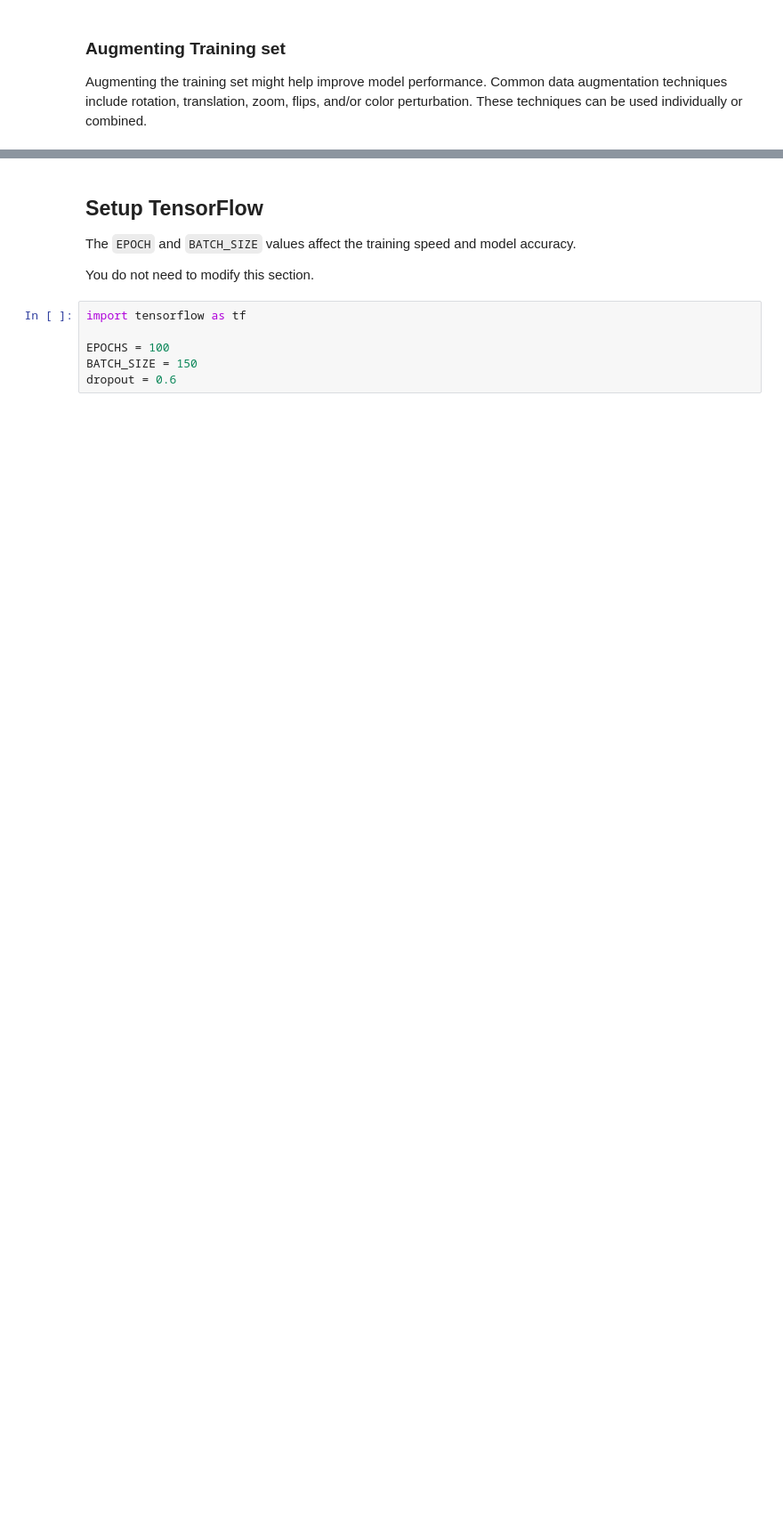
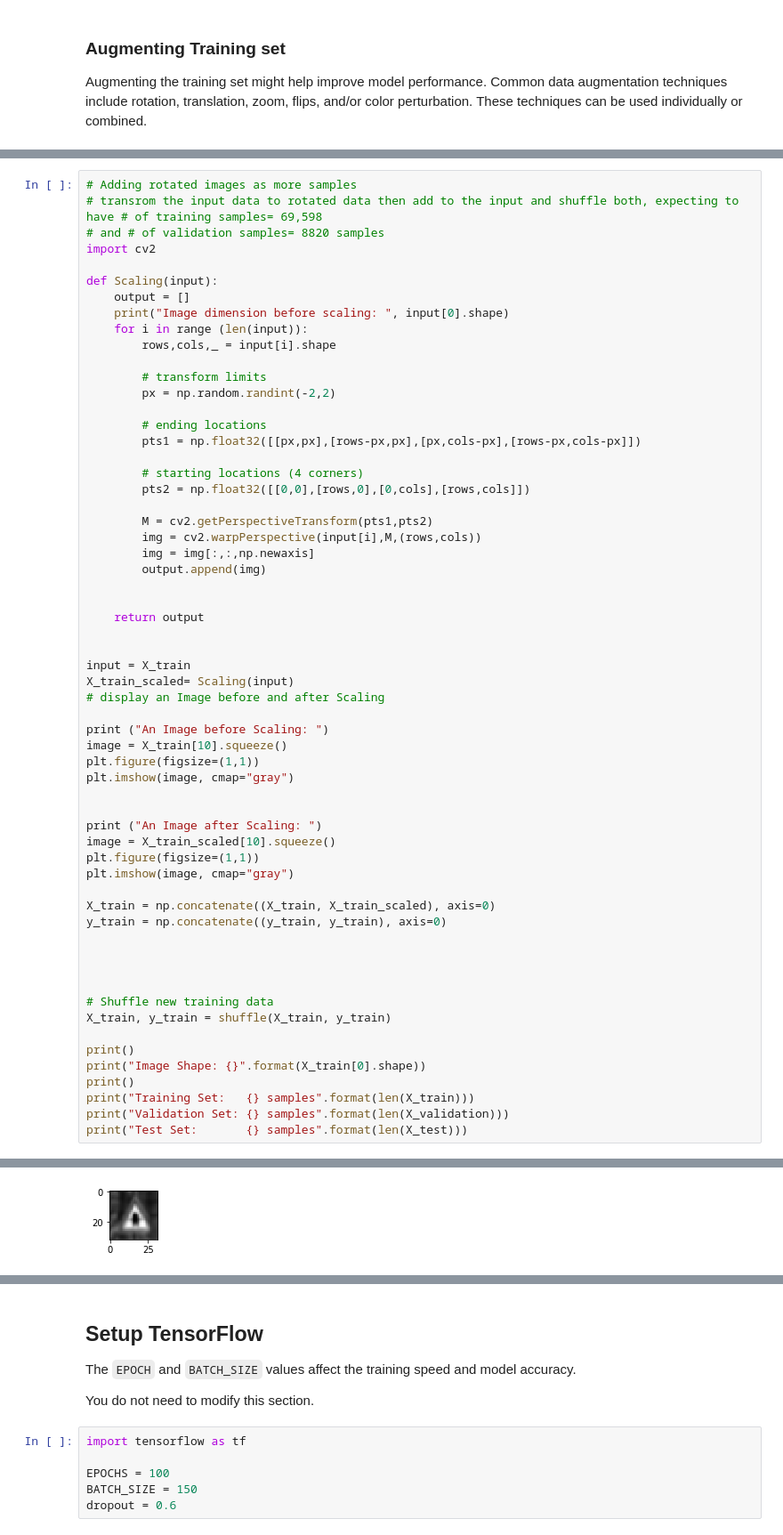
Before and after one commit to MyadaRoshdi/LeNet5-Lab2, a Jupyter notebook: LeNet-Lab-Solution.ipynb, the cells around one changed output, grey strips where cells are left out. Shown: that part at 89% size. Drawn from its saved outputs; the diff is of its cells as text; blank space fills up the shorter version.

```diff
--- a/LeNet-Lab-Solution.ipynb
+++ b/LeNet-Lab-Solution.ipynb
@@ -150,0 +221,61 @@ X_train, y_train = shuffle(X_train, y_train)
+# %%
+# Adding rotated images as more samples
+# transrom the input data to rotated data then add to the input and shuffle both, expecting to have # of training samples= 69,598
+# and # of validation samples= 8820 samples
+import cv2
+
+def Scaling(input):
+    output = []
+    print("Image dimension before scaling: ", input[0].shape)
+    for i in range (len(input)):
+        rows,cols,_ = input[i].shape
+
+        # transform limits
+        px = np.random.randint(-2,2)
+
+        # ending locations
+        pts1 = np.float32([[px,px],[rows-px,px],[px,cols-px],[rows-px,cols-px]])
+
+        # starting locations (4 corners)
+        pts2 = np.float32([[0,0],[rows,0],[0,cols],[rows,cols]])
+
+        M = cv2.getPerspectiveTransform(pts1,pts2)
+        img = cv2.warpPerspective(input[i],M,(rows,cols))
+        img = img[:,:,np.newaxis]
+        output.append(img)
+
+
+    return output
+
+
+input = X_train
+X_train_scaled= Scaling(input)
+# display an Image before and after Scaling
+
+print ("An Image before Scaling: ")
+image = X_train[10].squeeze()
+plt.figure(figsize=(1,1))
+plt.imshow(image, cmap="gray")
+
+
+print ("An Image after Scaling: ")
+image = X_train_scaled[10].squeeze()
+plt.figure(figsize=(1,1))
+plt.imshow(image, cmap="gray")
+
+X_train = np.concatenate((X_train, X_train_scaled), axis=0)
+y_train = np.concatenate((y_train, y_train), axis=0)
+
+
+
+
+# Shuffle new training data
+X_train, y_train = shuffle(X_train, y_train)
+
+print()
+print("Image Shape: {}".format(X_train[0].shape))
+print()
+print("Training Set:   {} samples".format(len(X_train)))
+print("Validation Set: {} samples".format(len(X_validation)))
+print("Test Set:       {} samples".format(len(X_test)))
+# %% [output]
@@ -150,0 +291 @@ X_train, y_train = shuffle(X_train, y_train)
+[figure, added]
```
Also changed, not shown: parts of 15 cells of this notebook.
